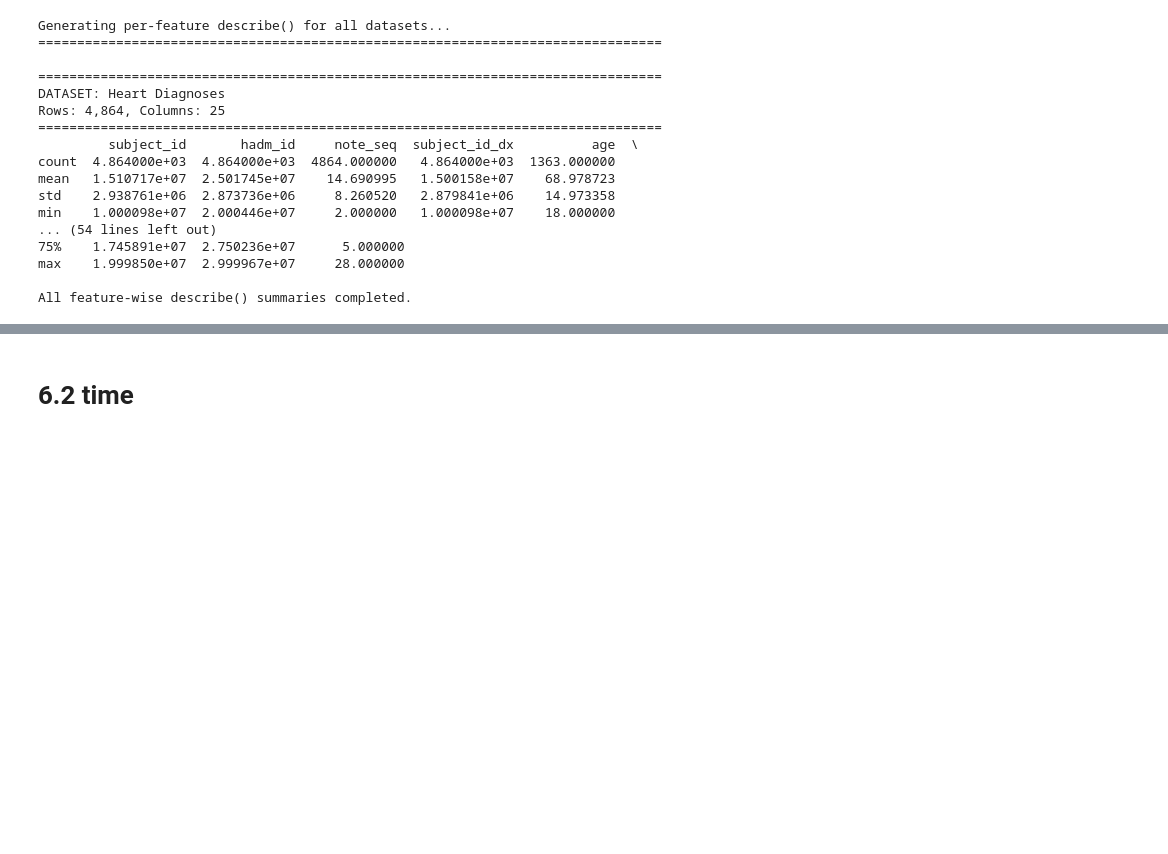
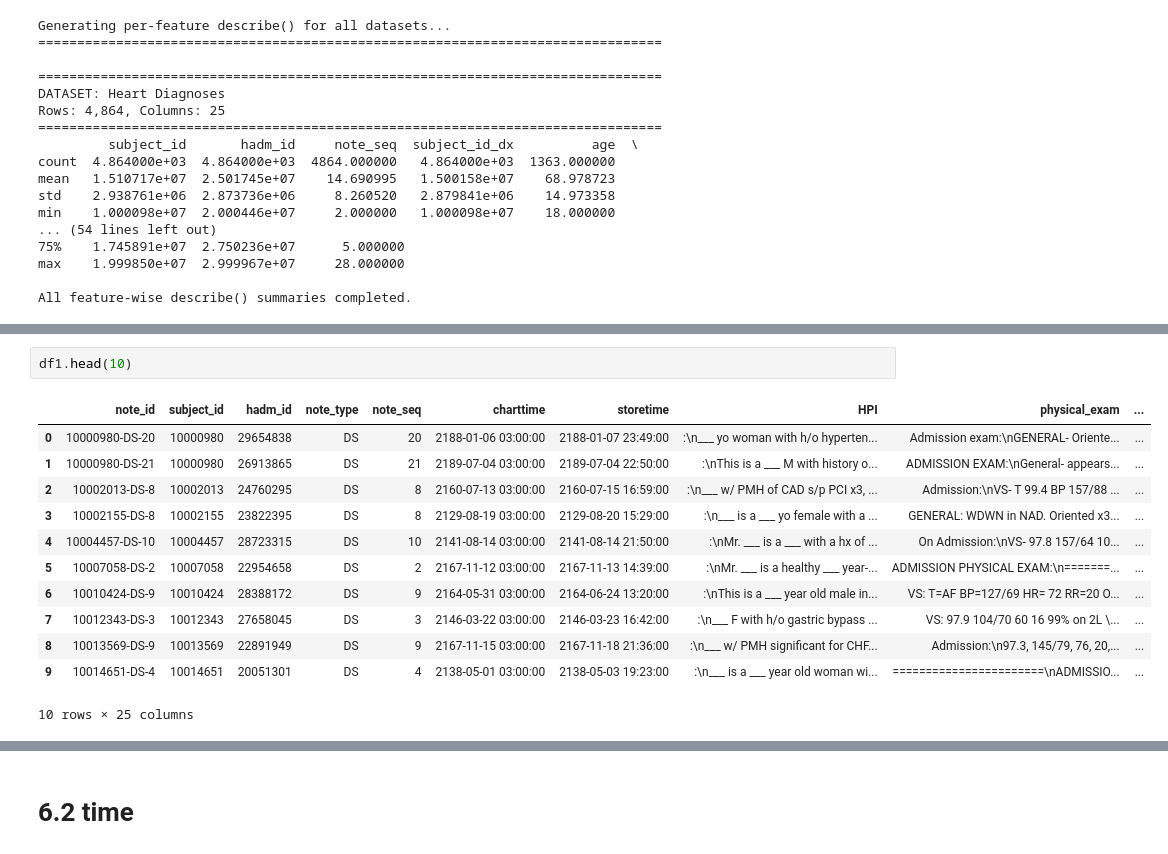
Before and after one commit to alexandermittet/Data_Analytics_for_Health_UniPi, a Jupyter notebook: code/1.1 task.ipynb, the cells around one changed output, grey strips where cells are left out. Cells and saved outputs as stored; diff of their text form; blank space fills up the shorter version.

```diff
--- a/code/1.1 task.ipynb
+++ b/code/1.1 task.ipynb
@@ -116,0 +131,15 @@ All feature-wise describe() summaries completed.
+# %%
+df1.head(10)
+# %% [output]
+|  | note_id | subject_id | hadm_id | note_type | note_seq | charttime | storetime | HPI | physical_exam | ... |
+| 0 | 10000980-DS-20 | 10000980 | 29654838 | DS | 20 | 2188-01-06 03:00:00 | 2188-01-07 23:49:00 | :\n___ yo woman with h/o hyperten... | Admission exam:\nGENERAL- Oriente... | ... |
+| 1 | 10000980-DS-21 | 10000980 | 26913865 | DS | 21 | 2189-07-04 03:00:00 | 2189-07-04 22:50:00 | :\nThis is a ___ M with history o... | ADMISSION EXAM:\nGeneral- appears... | ... |
+| 2 | 10002013-DS-8 | 10002013 | 24760295 | DS | 8 | 2160-07-13 03:00:00 | 2160-07-15 16:59:00 | :\n___ w/ PMH of CAD s/p PCI x3, ... | Admission:\nVS- T 99.4 BP 157/88 ... | ... |
+| 3 | 10002155-DS-8 | 10002155 | 23822395 | DS | 8 | 2129-08-19 03:00:00 | 2129-08-20 15:29:00 | :\n___ is a ___ yo female with a ... | GENERAL: WDWN in NAD. Oriented x3... | ... |
+| 4 | 10004457-DS-10 | 10004457 | 28723315 | DS | 10 | 2141-08-14 03:00:00 | 2141-08-14 21:50:00 | :\nMr. ___ is a ___ with a hx of ... | On Admission:\nVS- 97.8 157/64 10... | ... |
+| 5 | 10007058-DS-2 | 10007058 | 22954658 | DS | 2 | 2167-11-12 03:00:00 | 2167-11-13 14:39:00 | :\nMr. ___ is a healthy ___ year-... | ADMISSION PHYSICAL EXAM:\n=======... | ... |
+| 6 | 10010424-DS-9 | 10010424 | 28388172 | DS | 9 | 2164-05-31 03:00:00 | 2164-06-24 13:20:00 | :\nThis is a ___ year old male in... | VS: T=AF BP=127/69 HR= 72 RR=20 O... | ... |
+| 7 | 10012343-DS-3 | 10012343 | 27658045 | DS | 3 | 2146-03-22 03:00:00 | 2146-03-23 16:42:00 | :\n___ F with h/o gastric bypass ... | VS: 97.9 104/70 60 16 99% on 2L \... | ... |
+| 8 | 10013569-DS-9 | 10013569 | 22891949 | DS | 9 | 2167-11-15 03:00:00 | 2167-11-18 21:36:00 | :\n___ w/ PMH significant for CHF... | Admission:\n97.3, 145/79, 76, 20,... | ... |
+| 9 | 10014651-DS-4 | 10014651 | 20051301 | DS | 4 | 2138-05-01 03:00:00 | 2138-05-03 19:23:00 | :\n___ is a ___ year old woman wi... | =======================\nADMISSIO... | ... |
+10 rows × 25 columns
```
Also changed, not shown: parts of 33 cells of this notebook, 2 other files.
